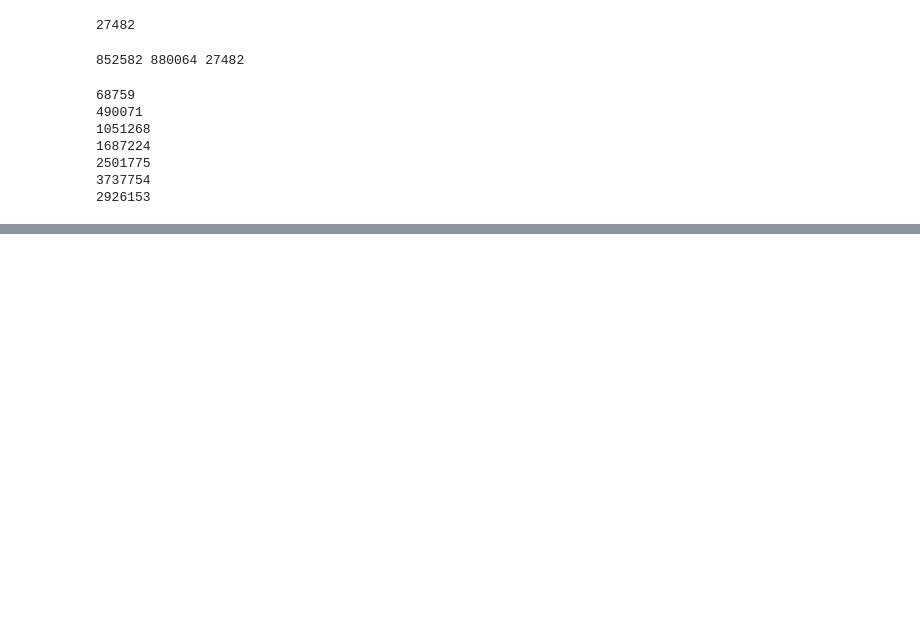
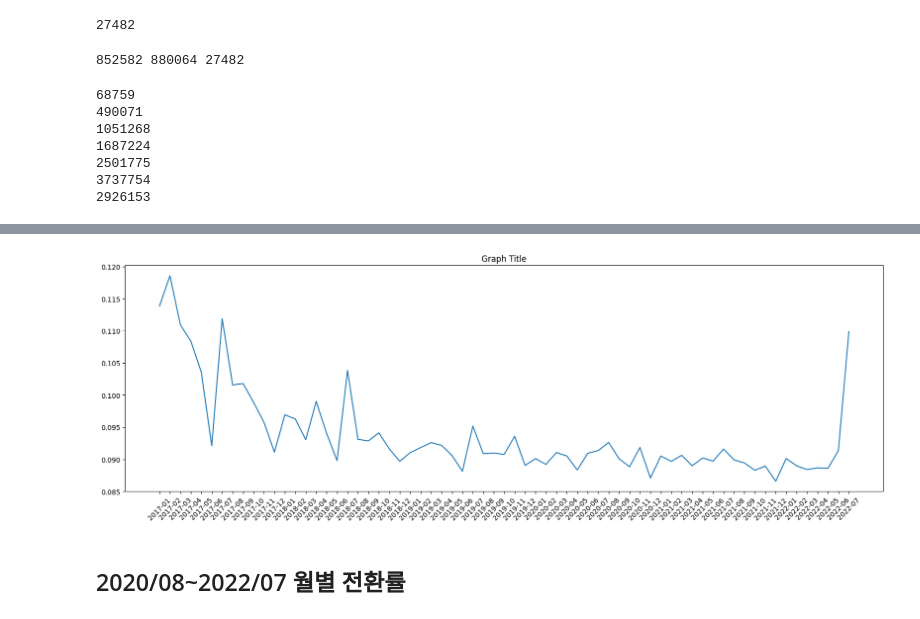
Before and after one commit to NARAEIM/tp2-da, a Jupyter notebook: test.ipynb, the cells around one changed output, grey strips where cells are left out. Cells and saved outputs as stored; diff of their text form; code cells hidden in the pictures; blank space fills up the shorter version.

```diff
--- a/test.ipynb
+++ b/test.ipynb
@@ -642,0 +591,2 @@ df_2022_buy_split = session_split(df_2022_buy)
+# %%
+df_buy_split_cus = pd.merge(df_buy_split, customer, on ='customer_id', how = 'left')
@@ -642,0 +656,18 @@ df_2022_buy_split = session_split(df_2022_buy)
+# %%
+monthly_data = tem.groupby(pd.Grouper(key='event_time', freq='M'))
+
+conversion_rate = pd.DataFrame(columns=['year/month', "conversion rate"])
+m_l = []
+c_r = []
+
+# 그룹들 가져오기
+groups = list(monthly_data.groups.keys())
+# 마지막 그룹 제외한 나머지 그룹에 대해 루프 실행
+for i in range(len(groups) - 1):
+    month = groups[i]
+    row = monthly_data.get_group(month)
+    c_r.append(row.groupby('event_name').size()['BOOKING'] / row.session_id.nunique())
+    m_l.append(month.strftime('%Y-%m'))
+
+conversion_rate['year/month'] = m_l
+conversion_rate['conversion rate'] = c_r
@@ -642,0 +690,16 @@ df_2022_buy_split = session_split(df_2022_buy)
+# %%
+import matplotlib.pyplot as plt
+
+# x축과 y축 데이터
+x = conversion_rate['year/month'][7:]
+y = conversion_rate['conversion rate'][7:]
+
+# 그래프
+plt.figure(figsize=(20, 6))
+plt.plot(x, y)
+plt.xticks(rotation= 45)
+
+plt.title('Graph Title')
+plt.show()
+# %% [output]
+[figure, added]
@@ -642,0 +727,2 @@ df_2022_buy_split = session_split(df_2022_buy)
+# %% [markdown]
+## 2020/08~2022/07 월별 전환률
```
Also changed, not shown: parts of 190 cells of this notebook.
